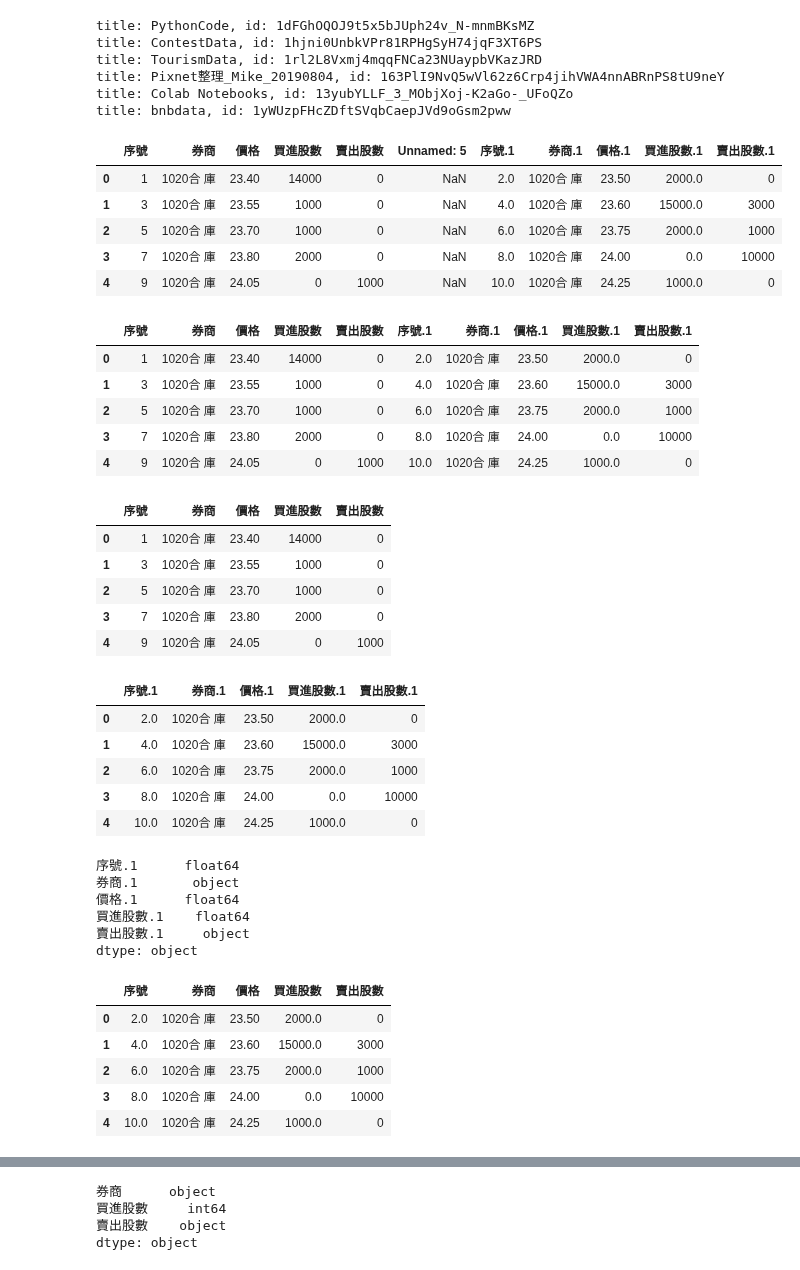
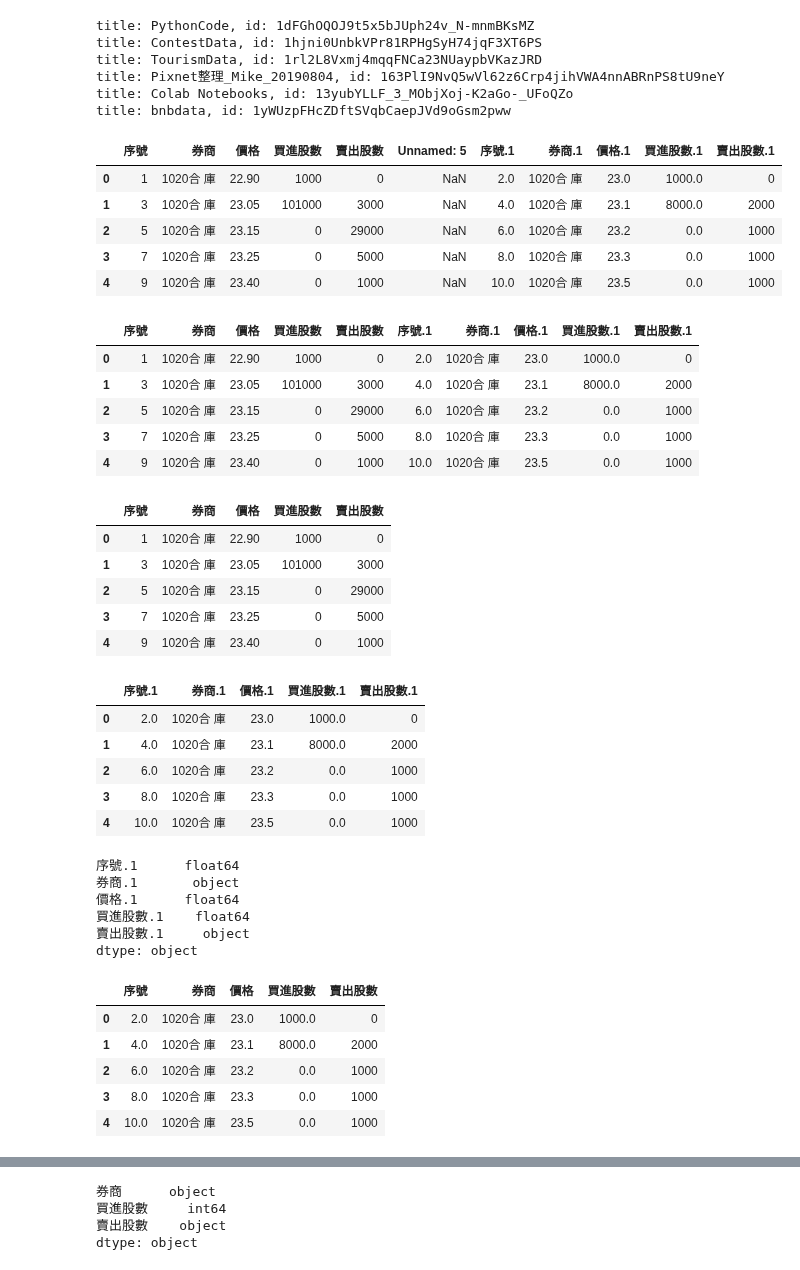
Before and after one commit to cwcheng0/practicepython, a Jupyter notebook: TaiwanStockCount.ipynb, the cells around one changed output, grey strips where cells are left out. Drawn from its saved outputs; the diff is of its cells as text; code cells hidden in the pictures.

```diff
--- a/TaiwanStockCount.ipynb
+++ b/TaiwanStockCount.ipynb
@@ -50,29 +54,29 @@ title: bnbdata, id: 1yWUzpFHcZDftSVqbCaepJVd9oGsm2pww
 # %%
 # Check first 5 rows in a file
 # from tabula import
-df = pd.read_csv('/content/gdrive/My Drive/ContestData/FinanceData/2353_20200824.csv',encoding='big5hkscs',skiprows=2)
+df = pd.read_csv('/content/gdrive/My Drive/ContestData/FinanceData/2353_20200825.csv',encoding='big5hkscs',skiprows=2)
 
 # Notice datatypes changed in some columns.
 # Check first few rows.
 df.head()
 # %% [output]
 |  | 序號 | 券商 | 價格 | 買進股數 | 賣出股數 | Unnamed: 5 | 序號.1 | 券商.1 | 價格.1 | 買進股數.1 | 賣出股數.1 |
-| 0 | 1 | 1020合 庫 | 23.40 | 14000 | 0 | NaN | 2.0 | 1020合 庫 | 23.50 | 2000.0 | 0 |
-| 1 | 3 | 1020合 庫 | 23.55 | 1000 | 0 | NaN | 4.0 | 1020合 庫 | 23.60 | 15000.0 | 3000 |
-| 2 | 5 | 1020合 庫 | 23.70 | 1000 | 0 | NaN | 6.0 | 1020合 庫 | 23.75 | 2000.0 | 1000 |
-| 3 | 7 | 1020合 庫 | 23.80 | 2000 | 0 | NaN | 8.0 | 1020合 庫 | 24.00 | 0.0 | 10000 |
-| 4 | 9 | 1020合 庫 | 24.05 | 0 | 1000 | NaN | 10.0 | 1020合 庫 | 24.25 | 1000.0 | 0 |
+| 0 | 1 | 1020合 庫 | 22.90 | 1000 | 0 | NaN | 2.0 | 1020合 庫 | 23.0 | 1000.0 | 0 |
+| 1 | 3 | 1020合 庫 | 23.05 | 101000 | 3000 | NaN | 4.0 | 1020合 庫 | 23.1 | 8000.0 | 2000 |
+| 2 | 5 | 1020合 庫 | 23.15 | 0 | 29000 | NaN | 6.0 | 1020合 庫 | 23.2 | 0.0 | 1000 |
+| 3 | 7 | 1020合 庫 | 23.25 | 0 | 5000 | NaN | 8.0 | 1020合 庫 | 23.3 | 0.0 | 1000 |
+| 4 | 9 | 1020合 庫 | 23.40 | 0 | 1000 | NaN | 10.0 | 1020合 庫 | 23.5 | 0.0 | 1000 |
 # %%
 # Drop some columns.
 df = df.drop(df.columns[[5]], axis=1)
 df.head()
 # %% [output]
 |  | 序號 | 券商 | 價格 | 買進股數 | 賣出股數 | 序號.1 | 券商.1 | 價格.1 | 買進股數.1 | 賣出股數.1 |
-| 0 | 1 | 1020合 庫 | 23.40 | 14000 | 0 | 2.0 | 1020合 庫 | 23.50 | 2000.0 | 0 |
-| 1 | 3 | 1020合 庫 | 23.55 | 1000 | 0 | 4.0 | 1020合 庫 | 23.60 | 15000.0 | 3000 |
-| 2 | 5 | 1020合 庫 | 23.70 | 1000 | 0 | 6.0 | 1020合 庫 | 23.75 | 2000.0 | 1000 |
-| 3 | 7 | 1020合 庫 | 23.80 | 2000 | 0 | 8.0 | 1020合 庫 | 24.00 | 0.0 | 10000 |
-| 4 | 9 | 1020合 庫 | 24.05 | 0 | 1000 | 10.0 | 1020合 庫 | 24.25 | 1000.0 | 0 |
+| 0 | 1 | 1020合 庫 | 22.90 | 1000 | 0 | 2.0 | 1020合 庫 | 23.0 | 1000.0 | 0 |
+| 1 | 3 | 1020合 庫 | 23.05 | 101000 | 3000 | 4.0 | 1020合 庫 | 23.1 | 8000.0 | 2000 |
+| 2 | 5 | 1020合 庫 | 23.15 | 0 | 29000 | 6.0 | 1020合 庫 | 23.2 | 0.0 | 1000 |
+| 3 | 7 | 1020合 庫 | 23.25 | 0 | 5000 | 8.0 | 1020合 庫 | 23.3 | 0.0 | 1000 |
+| 4 | 9 | 1020合 庫 | 23.40 | 0 | 1000 | 10.0 | 1020合 庫 | 23.5 | 0.0 | 1000 |
 # %%
 # Split fields into 2 files.
 # Copy files
@@ -82,22 +86,22 @@ df1 = df1.drop(df.columns[[5,6,7,8,9]], axis=1)
 df1.head()
 # %% [output]
 |  | 序號 | 券商 | 價格 | 買進股數 | 賣出股數 |
-| 0 | 1 | 1020合 庫 | 23.40 | 14000 | 0 |
-| 1 | 3 | 1020合 庫 | 23.55 | 1000 | 0 |
-| 2 | 5 | 1020合 庫 | 23.70 | 1000 | 0 |
-| 3 | 7 | 1020合 庫 | 23.80 | 2000 | 0 |
-| 4 | 9 | 1020合 庫 | 24.05 | 0 | 1000 |
+| 0 | 1 | 1020合 庫 | 22.90 | 1000 | 0 |
+| 1 | 3 | 1020合 庫 | 23.05 | 101000 | 3000 |
+| 2 | 5 | 1020合 庫 | 23.15 | 0 | 29000 |
+| 3 | 7 | 1020合 庫 | 23.25 | 0 | 5000 |
+| 4 | 9 | 1020合 庫 | 23.40 | 0 | 1000 |
 # %%
 # Do it again
 df2 = df2.drop(df2.columns[[0,1,2,3,4]], axis=1)
 df2.head()
 # %% [output]
 |  | 序號.1 | 券商.1 | 價格.1 | 買進股數.1 | 賣出股數.1 |
-| 0 | 2.0 | 1020合 庫 | 23.50 | 2000.0 | 0 |
-| 1 | 4.0 | 1020合 庫 | 23.60 | 15000.0 | 3000 |
-| 2 | 6.0 | 1020合 庫 | 23.75 | 2000.0 | 1000 |
-| 3 | 8.0 | 1020合 庫 | 24.00 | 0.0 | 10000 |
-| 4 | 10.0 | 1020合 庫 | 24.25 | 1000.0 | 0 |
+| 0 | 2.0 | 1020合 庫 | 23.0 | 1000.0 | 0 |
+| 1 | 4.0 | 1020合 庫 | 23.1 | 8000.0 | 2000 |
+| 2 | 6.0 | 1020合 庫 | 23.2 | 0.0 | 1000 |
+| 3 | 8.0 | 1020合 庫 | 23.3 | 0.0 | 1000 |
+| 4 | 10.0 | 1020合 庫 | 23.5 | 0.0 | 1000 |
 # %%
 # check datatypes
 df2.dtypes
@@ -114,11 +118,11 @@ df2.columns = ['序號', '券商', '價格', '買進股數', '賣出股數']
 df2.head()
 # %% [output]
 |  | 序號 | 券商 | 價格 | 買進股數 | 賣出股數 |
-| 0 | 2.0 | 1020合 庫 | 23.50 | 2000.0 | 0 |
-| 1 | 4.0 | 1020合 庫 | 23.60 | 15000.0 | 3000 |
-| 2 | 6.0 | 1020合 庫 | 23.75 | 2000.0 | 1000 |
-| 3 | 8.0 | 1020合 庫 | 24.00 | 0.0 | 10000 |
-| 4 | 10.0 | 1020合 庫 | 24.25 | 1000.0 | 0 |
+| 0 | 2.0 | 1020合 庫 | 23.0 | 1000.0 | 0 |
+| 1 | 4.0 | 1020合 庫 | 23.1 | 8000.0 | 2000 |
+| 2 | 6.0 | 1020合 庫 | 23.2 | 0.0 | 1000 |
+| 3 | 8.0 | 1020合 庫 | 23.3 | 0.0 | 1000 |
+| 4 | 10.0 | 1020合 庫 | 23.5 | 0.0 | 1000 |
 # %%
 # Check last row data
 df2.tail()
```
Also changed, not shown: parts of 17 cells of this notebook.
